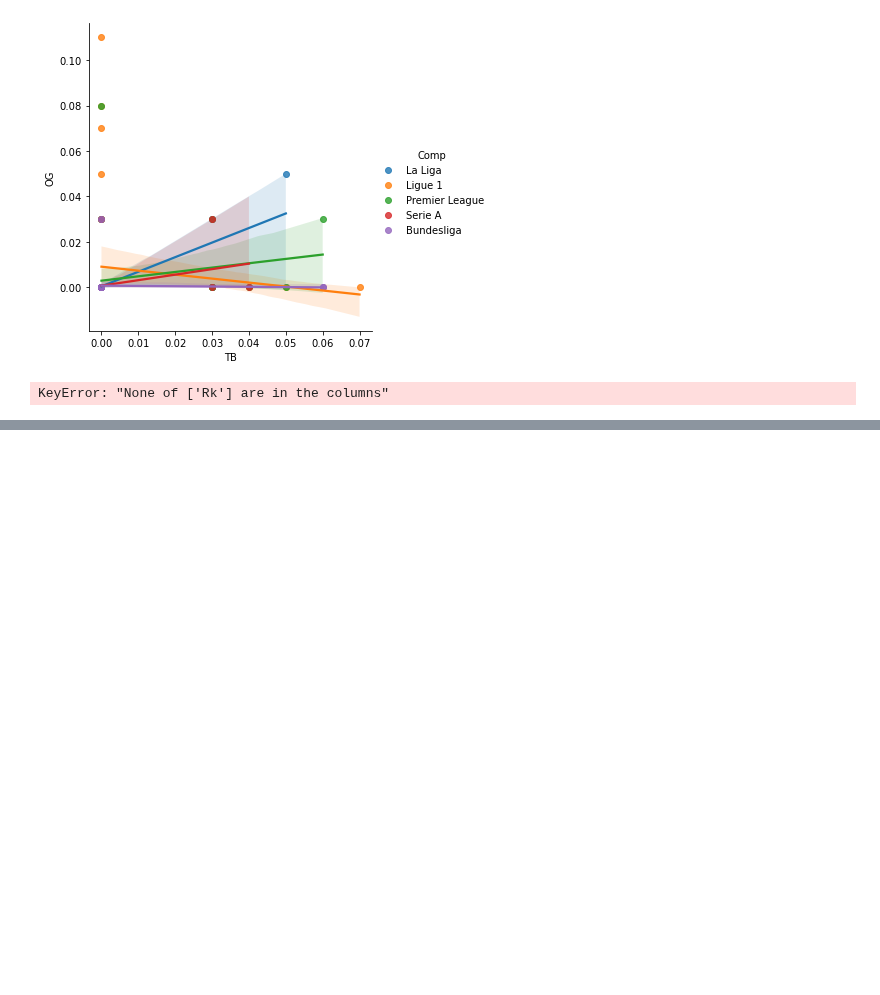
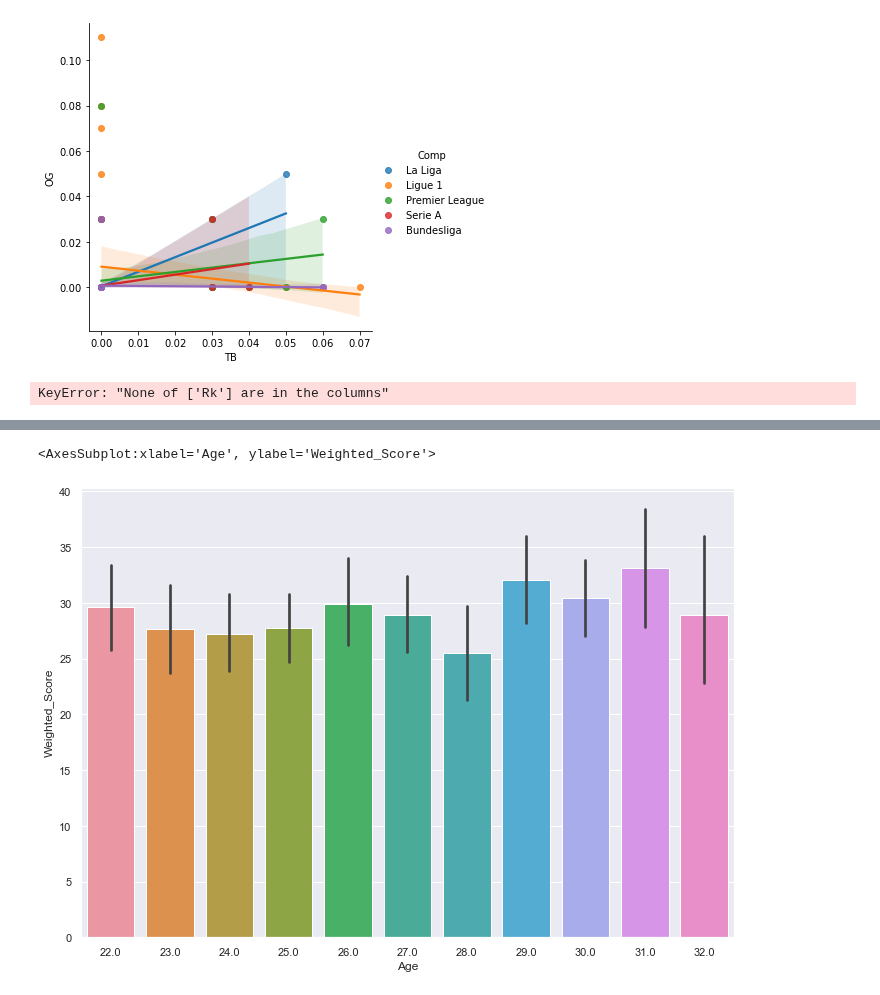
Before and after one commit to ubco-W2022T1-cosc301/project-group-25, a Jupyter notebook: notebooks/analysis3.ipynb, the cells around one changed output, grey strips where cells are left out. Saved outputs shown, nothing was run; the diff lists cells and outputs as text; code cells hidden in the pictures; blank space fills up the shorter version.

```diff
--- a/notebooks/analysis3.ipynb
+++ b/notebooks/analysis3.ipynb
@@ -266,0 +260,35 @@ df.to_csv("../data/processed/processed_3.csv")
+# %%
+# agedata = []
+
+# for each in range(22,32):
+#     agedata.append(df[df["Age"]==eac
+
+dff = df[df["Age"]>=22]
+dff = dff[dff["Age"]<=32]
+
+# "Goals", "PasTotCmp", "Tkl", "Assists", "DriSucc"
+# (/1.08*100) , (/96.1*100), (/5.88*100), (/0.83*100), (/5.58*100)
+
+
+# Att : Goals, GCA, SoT
+# Mid : PasTotCmp, DriSucc, Assists
+# Def : Tkl, Int, Blocks
+
+sns.set(rc={'figure.figsize':(11.7,8.27)})
+dff = dff.drop(dff[dff.Min < 300].index)
+
+Weighted_Score = 0.5*(dff["Goals"]/1.04)*100 + 0.25*(df["GCA"]/1.13)*100 + 0.25*(df["SoT"]/2.22)*100
+dff["Weighted_Score"] = Weighted_Score
+Atk = dff[dff["Pos"].str.contains("FW")]
+
+
+Weighted_Score = 0.4*(dff["PasTotCmp"]/96.1)*100 + 0.5*(df["DriSucc"]/5.13)*100 + 0.35*(df["Assists"]/0.83)*100
+dff["Weighted_Score"] = Weighted_Score
+Mid = dff[dff["Pos"].str.contains("MF")]
+
+
+Weighted_Score = 0.3*(dff["Tkl"]/5.88)*100 + 0.35*(df["Int"]/5.22)*100 + 0.3*(df["Blocks"]/4.5)*100
+dff["Weighted_Score"] = Weighted_Score
+Def = dff[dff["Pos"].str.contains("DF")]
+
+# Weighted_Score = 0.3*(df["Goals"]/1.08)*100 + 0.2*(df["PasTotCmp"]/96.1)*100 + 0.2*(df["Tkl"]/5.88)*100 + 0.2*(df["Assists"]/0.83)*100 + 0.1*(df["DriSucc"]/5.58)*100
@@ -266,0 +301,5 @@ df.to_csv("../data/processed/processed_3.csv")
+# %%
+sns.barplot(data = Atk, x = "Age", y = "Weighted_Score")
+# %% [output]
+<AxesSubplot:xlabel='Age', ylabel='Weighted_Score'>
+[figure, added]
```
Also changed, not shown: parts of 18 cells of this notebook, 3 other files.
